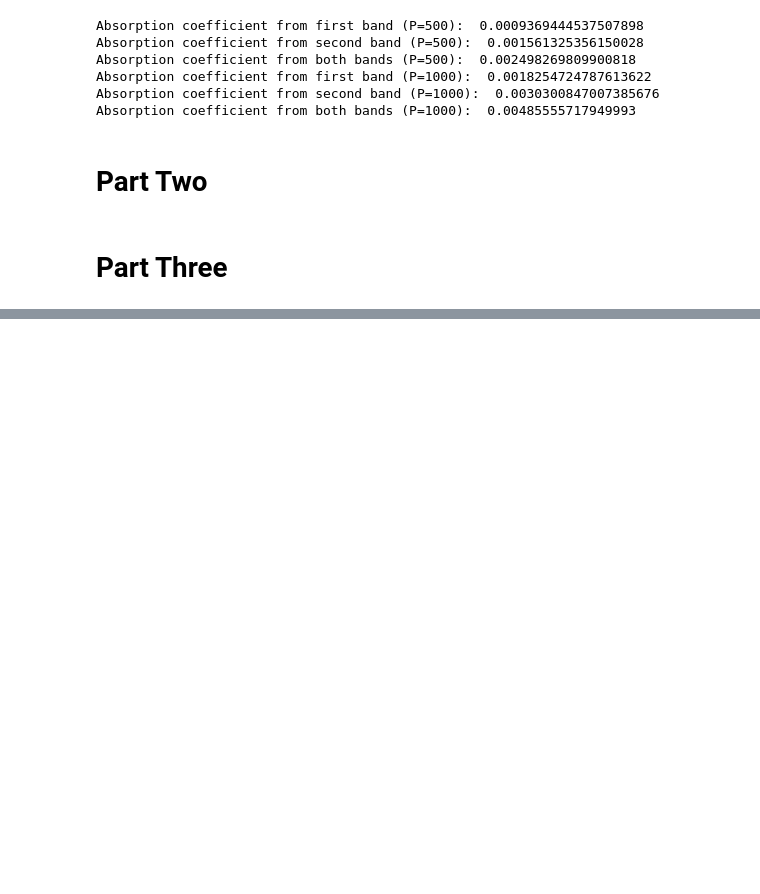
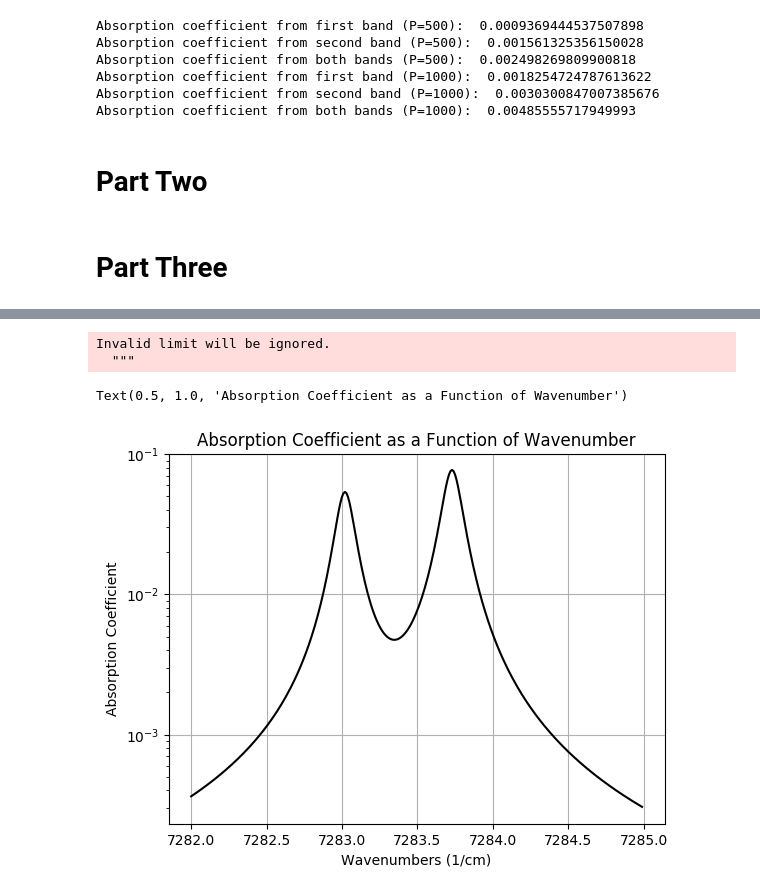
Before and after one commit to AodhanSweeney/ATMS341_HW4, a Jupyter notebook: Problem_1.ipynb, the cells around one changed output, grey strips where cells are left out. Cells and saved outputs as stored; diff of their text form; code cells hidden in the pictures; blank space fills up the shorter version.

```diff
--- a/Problem_1.ipynb
+++ b/Problem_1.ipynb
@@ -136,0 +137,13 @@ Text(0.5, 1.0, 'Absorption Coefficient as a Function of Wavenumber')
+# %%
+plt.plot(wave_numbers, absorp_coefs_by_v, color='black')
+plt.yscale('log')
+plt.xlabel('Wavenumbers (1/cm)')
+plt.ylabel('Absorption Coefficient')
+plt.ylim(0,0.1)
+plt.grid()
+plt.title('Absorption Coefficient as a Function of Wavenumber')
+# %% [output]
+Invalid limit will be ignored.
+  """
+Text(0.5, 1.0, 'Absorption Coefficient as a Function of Wavenumber')
+[figure, added]
```
Also changed, not shown: parts of 1 cell of this notebook.
